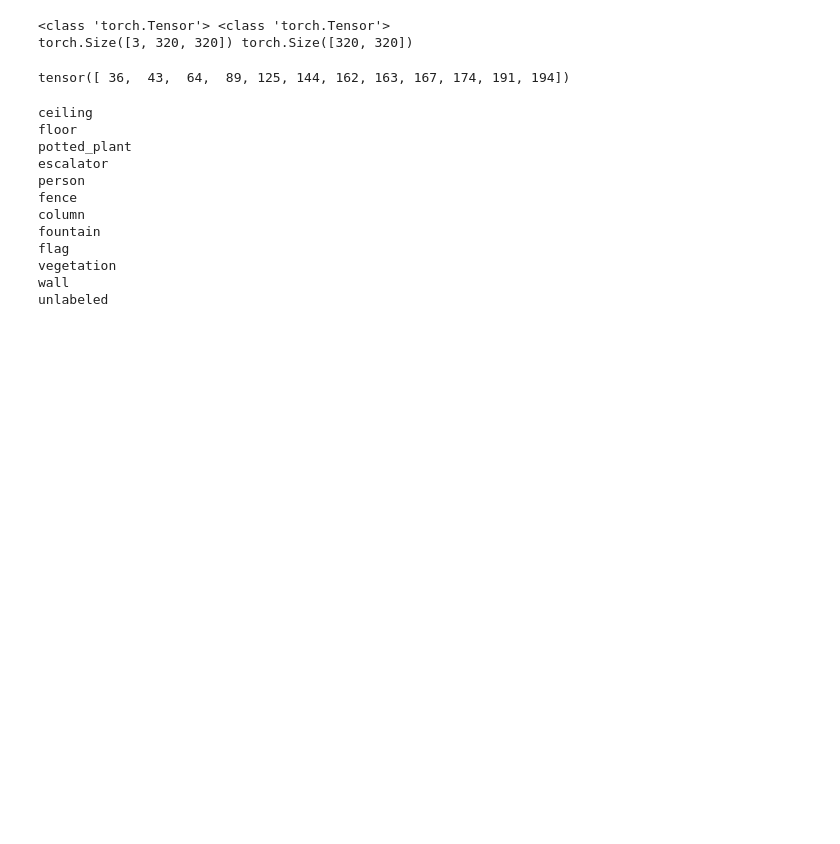
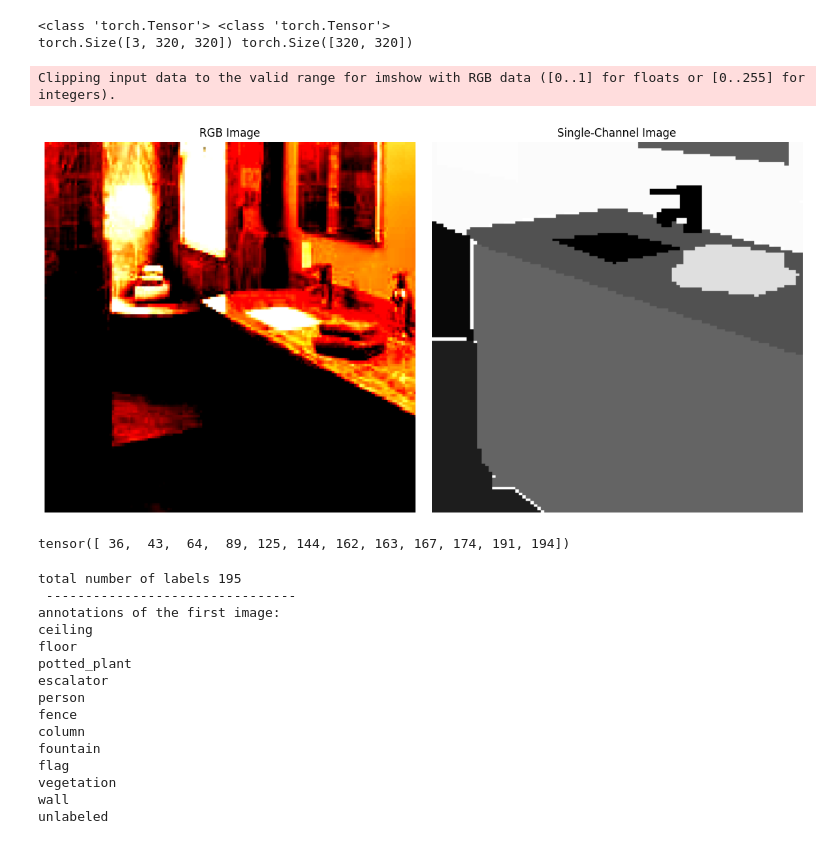
Before and after one commit to TAOGenna/pytorch-language-driven-semantic-segmentation, a Jupyter notebook: test_data_utils.ipynb, the cells around one changed output. Saved outputs shown, nothing was run; the diff lists cells and outputs as text; code cells hidden in the pictures; blank space fills up the shorter version.

```diff
--- a/test_data_utils.ipynb
+++ b/test_data_utils.ipynb
@@ -26,6 +33,35 @@ print(dataset[0][0].shape, dataset[0][1].shape)
 # %% [output]
 <class 'torch.Tensor'> <class 'torch.Tensor'>
 torch.Size([3, 320, 320]) torch.Size([320, 320])
+# %%
+# Visualizing the tensors
+import matplotlib.pyplot as plt
+import torch
+
+index = 21
+# Convert the tensors
+rgb_image = dataset[index][0].permute(1, 2, 0).numpy()  # Convert RGB image to HWC format
+single_channel_image = dataset[index][1].numpy()  # Grayscale image
+
+# Create subplots
+fig, axes = plt.subplots(1, 2, figsize=(12, 6))  # 1 row, 2 columns
+
+# Plot RGB image
+axes[0].imshow(rgb_image)
+axes[0].set_title("RGB Image")
+axes[0].axis('off')  # Hide axes
+
+# Plot single-channel image
+axes[1].imshow(single_channel_image, cmap='gray')
+axes[1].set_title("Single-Channel Image")
+axes[1].axis('off')  # Hide axes
+
+# Show the images
+plt.tight_layout()  # Adjust layout
+plt.show()
+# %% [output]
+Clipping input data to the valid range for imshow with RGB data ([0..1] for floats or [0..255] for integers).
+[figure, added]
 # %%
 import torch
 # obtain the number annotations for the first image
@@ -39,10 +75,16 @@ from Lseg.utils.util import ToUniversalLabel, semantic_label_tsv_path
 # get the univeral labeling after all the images have been relabeled
 universal_label = ToUniversalLabel.read_MSeg_master(semantic_label_tsv_path)
 
+print(f'total number of labels {len(universal_label)} \n --------------------------------')
+
 # get the text annotation of the first image
+print('annotations of the first image:')
 for idx in labels:
     print(universal_label[int(idx)])
 # %% [output]
+total number of labels 195
+ --------------------------------
+annotations of the first image:
 ceiling
 floor
 potted_plant
```
Also changed, not shown: parts of 2 cells of this notebook, 3 other files.
